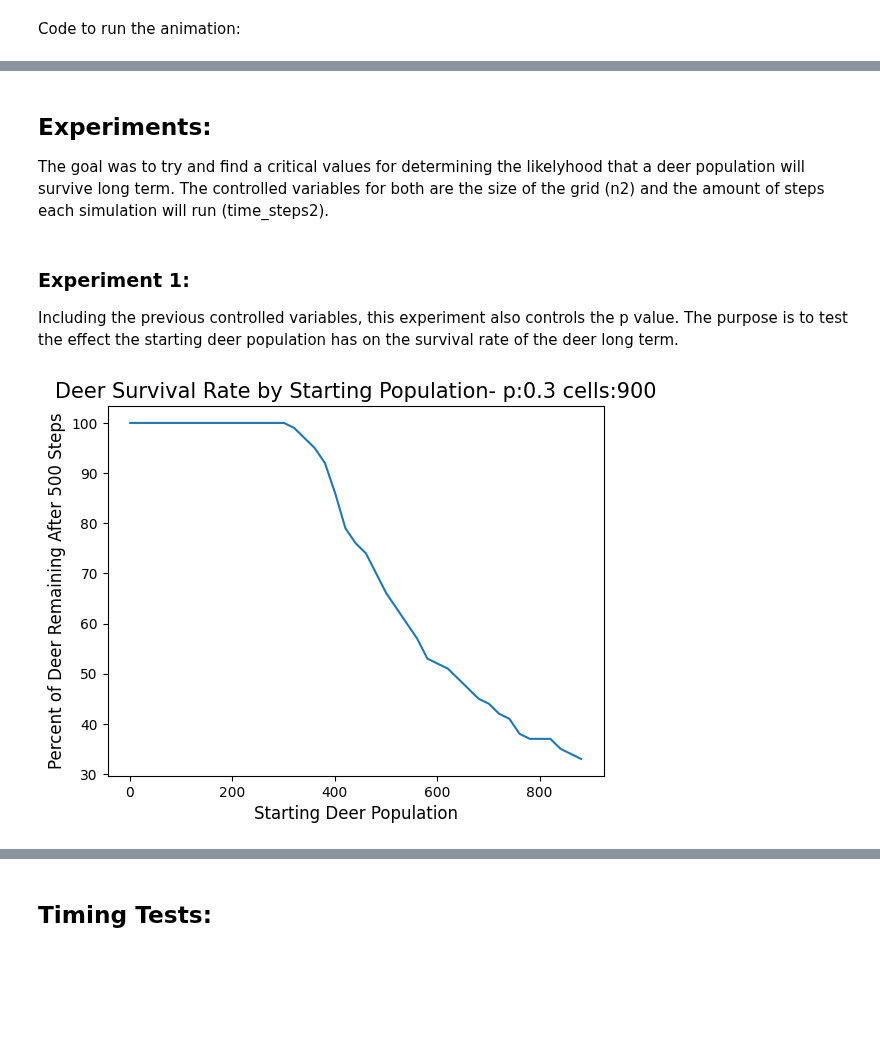
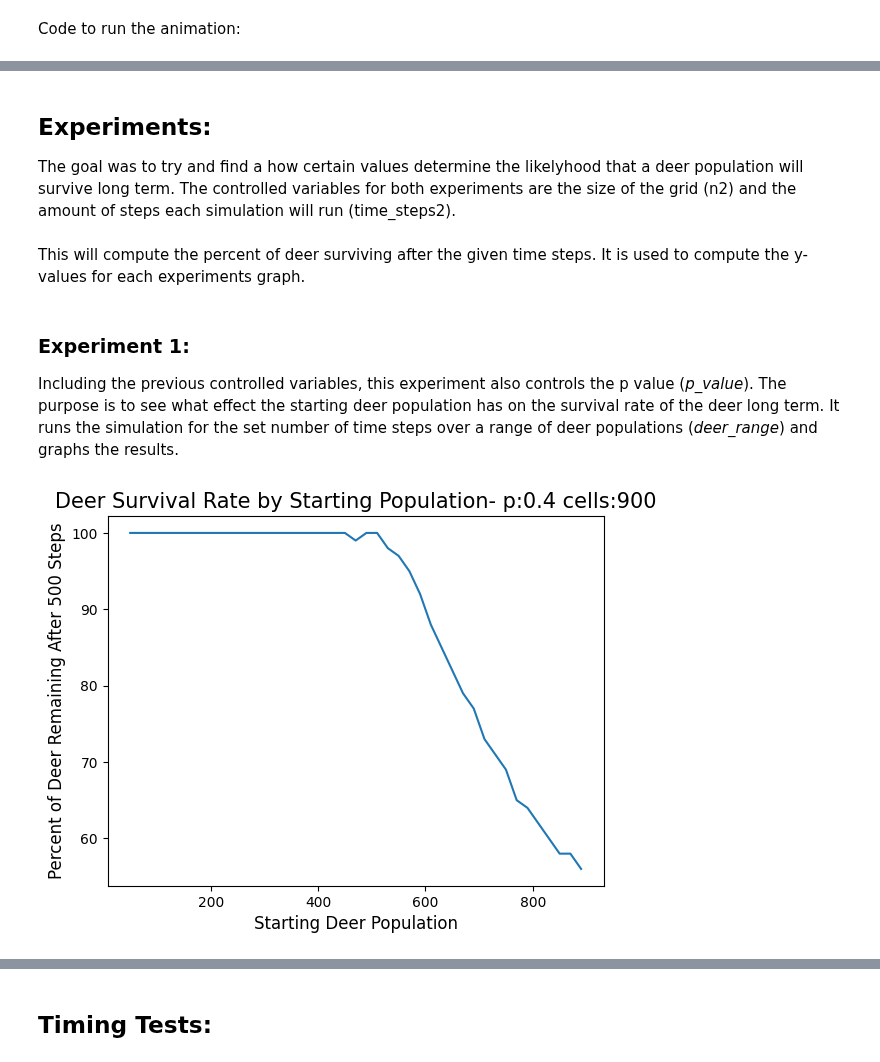
Before and after one commit to alirempel/cap-comp215, a Jupyter notebook: project2.ipynb, the cells around one changed output, grey strips where cells are left out. Drawn from its saved outputs; the diff is of its cells as text; code cells hidden in the pictures; blank space fills up the shorter version.

```diff
--- a/project2.ipynb
+++ b/project2.ipynb
@@ -296,45 +298,46 @@ deer_animation.animate(interval=.5)
 # %% [markdown]
 ## **Experiments:**
-The goal was to try and find a critical values for determining the likelyhood that a deer population will survive long term. The controlled variables for both are the size of the grid (n2) and the amount of steps each simulation will run (time_steps2).
+The goal was to try and find a how certain values determine the likelyhood that a deer population will survive long term. The controlled variables for both experiments are the size of the grid (n2) and the amount of steps each simulation will run (time_steps2).
 # %%
 time_steps2 = 500
 n2 = 30
+# %% [markdown]
+This will compute the percent of deer surviving after the given time steps. It is used to compute the y-values for each experiments graph.
+# %%
+def find_surviving_deer(model,deer_pop):
+  ''' This function returns the percentage of deer that survive out of the original population after "time_steps2" number of steps
+  model: takes an Environment object
+  deer_pop: optional- takes the current start population of deer (for experiment 1 where it flucuates)'''
+
+  for step in range(time_steps2):
+    model.step()
+    if model.deer_population() == 0:
+      return 0
+  return round(model.deer_population()/deer_pop,2)*100
 # %% [markdown]
 ### **Experiment 1:**
-
-Including the previous controlled variables, this experiment also controls the p value. The purpose is to test the effect the starting deer population has on the survival rate of the deer long term.
+Including the previous controlled variables, this experiment also controls the p value (*p_value*). The purpose is to see what effect the starting deer population has on the survival rate of the deer long term. It runs the simulation for the set number of time steps over a range of deer populations (*deer_range*) and graphs the results.
 # %%
-p = .3
-deer_range = range(1,900,20)
+p_value = .4
+deer_populations = range(50,900,20)
 
-def find_surviving_deer1(deer_pop):
-
-  deers = Deer.make_deer(num_deer=deer_pop,n=n2)
-  model = Environment(n=n2,deers=deers,p=p)
-
-  for step in range(time_steps2):
-    model.step()
-    if model.deer_population() == 0:
-      return 0
-
-  return round(model.deer_population()/deer_pop,2)*100
-
-
-def experiment1():
+def experiment1(deer_range,p):
 
   deer_survival_values = []
 
   for num_deers in deer_range:
-    deer_survival_values.append(find_surviving_deer1(deer_pop=num_deers))
+    deers = Deer.make_deer(num_deer=num_deers,n=n2)
+    model = Environment(n=n2,deers=deers,p=p)
+    deer_survival_values.append(find_surviving_deer(model,deer_pop=num_deers))
 
 
   plt.plot(deer_range, deer_survival_values)
   plt.xlabel("Starting Deer Population", size=12)
   plt.ylabel(f"Percent of Deer Remaining After {time_steps2} Steps", size=12)
   plt.title(f"Deer Survival Rate by Starting Population- p:{p} cells:{n2**2}", size=15)
   plt.show()
 
 
-experiment1()
+experiment1(deer_populations,p_value)
 # %% [output]
-[figure, old version]
+[figure, new version]
```
Also changed, not shown: parts of 11 cells of this notebook.
